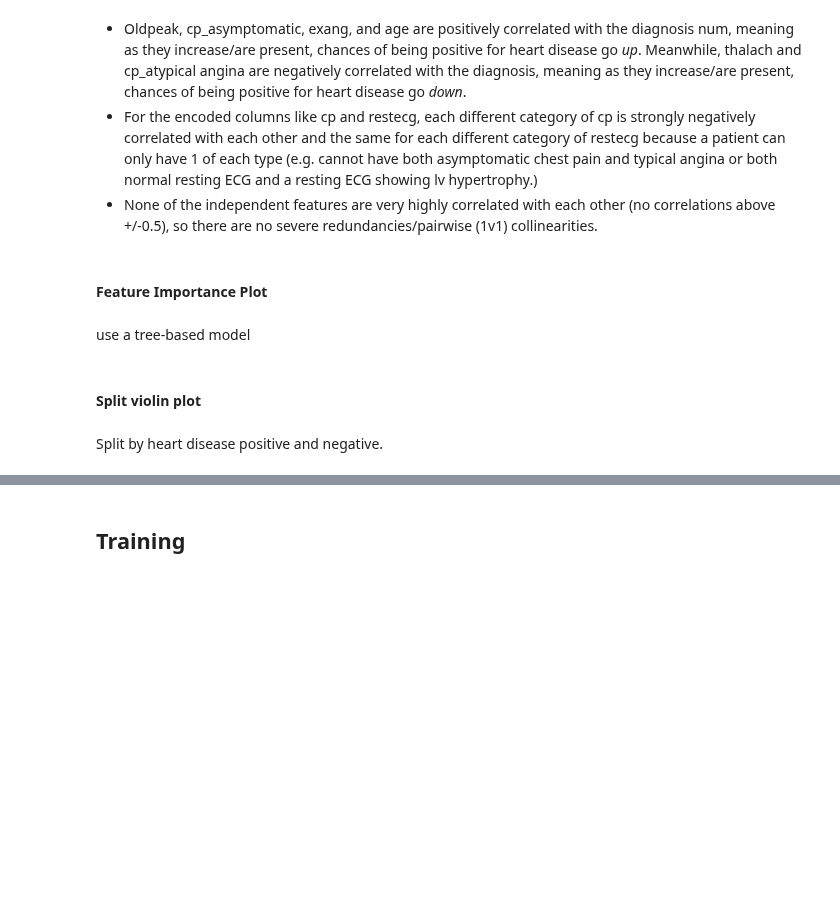
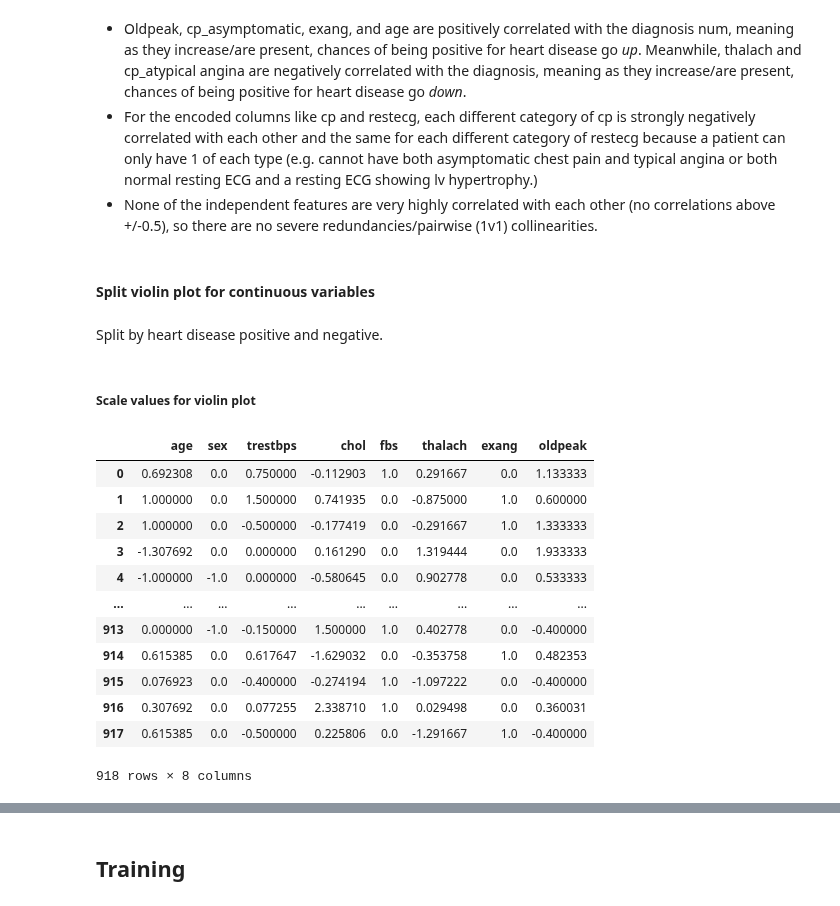
Before and after one commit to ThereseColeongco/hd-classifier, a Jupyter notebook: classifier.ipynb, the cells around one changed output, grey strips where cells are left out. Saved outputs shown, nothing was run; the diff lists cells and outputs as text; code cells hidden in the pictures; blank space fills up the shorter version.

```diff
--- a/classifier.ipynb
+++ b/classifier.ipynb
@@ -581,10 +582,29 @@ plt.show()
 - For the encoded columns like cp and restecg, each different category of cp is strongly negatively correlated with each other and the same for each different category of restecg because a patient can only have 1 of each type (e.g. cannot have both asymptomatic chest pain and typical angina or both normal resting ECG and a resting ECG showing lv hypertrophy.)
 - None of the independent features are very highly correlated with each other (no correlations above +/-0.5), so there are no severe redundancies/pairwise (1v1) collinearities.
 # %% [markdown]
-#### Feature Importance Plot
+#### Split violin plot for continuous variables
 # %% [markdown]
-use a tree-based model
+Split by heart disease positive and negative.
-# %% [markdown]
-#### Split violin plot
-# %% [markdown]
-Split by heart disease positive and negative.
+# %% [markdown]
+##### Scale values for violin plot
+# %%
+cat_prefixes = ('restecg_', 'cp_')
+cols_to_drop = [col for col in df_eda.columns if col.startswith(cat_prefixes)]
+cols_to_drop.append('num')
+df_cont = df_eda.drop(columns=cols_to_drop)
+scaled_cont_data = pd.DataFrame(robust_scaler.fit_transform(df_cont), columns=df_cont.columns)
+scaled_cont_data
+# %% [output]
+|  | age | sex | trestbps | chol | fbs | thalach | exang | oldpeak |
+| 0 | 0.692308 | 0.0 | 0.750000 | -0.112903 | 1.0 | 0.291667 | 0.0 | 1.133333 |
+| 1 | 1.000000 | 0.0 | 1.500000 | 0.741935 | 0.0 | -0.875000 | 1.0 | 0.600000 |
+| 2 | 1.000000 | 0.0 | -0.500000 | -0.177419 | 0.0 | -0.291667 | 1.0 | 1.333333 |
+| 3 | -1.307692 | 0.0 | 0.000000 | 0.161290 | 0.0 | 1.319444 | 0.0 | 1.933333 |
+| 4 | -1.000000 | -1.0 | 0.000000 | -0.580645 | 0.0 | 0.902778 | 0.0 | 0.533333 |
+| ... | ... | ... | ... | ... | ... | ... | ... | ... |
+| 913 | 0.000000 | -1.0 | -0.150000 | 1.500000 | 1.0 | 0.402778 | 0.0 | -0.400000 |
+| 914 | 0.615385 | 0.0 | 0.617647 | -1.629032 | 0.0 | -0.353758 | 1.0 | 0.482353 |
+| 915 | 0.076923 | 0.0 | -0.400000 | -0.274194 | 1.0 | -1.097222 | 0.0 | -0.400000 |
+| 916 | 0.307692 | 0.0 | 0.077255 | 2.338710 | 1.0 | 0.029498 | 0.0 | 0.360031 |
+| 917 | 0.615385 | 0.0 | -0.500000 | 0.225806 | 0.0 | -1.291667 | 1.0 | -0.400000 |
+918 rows × 8 columns
```
Also changed, not shown: parts of 4 cells of this notebook.
